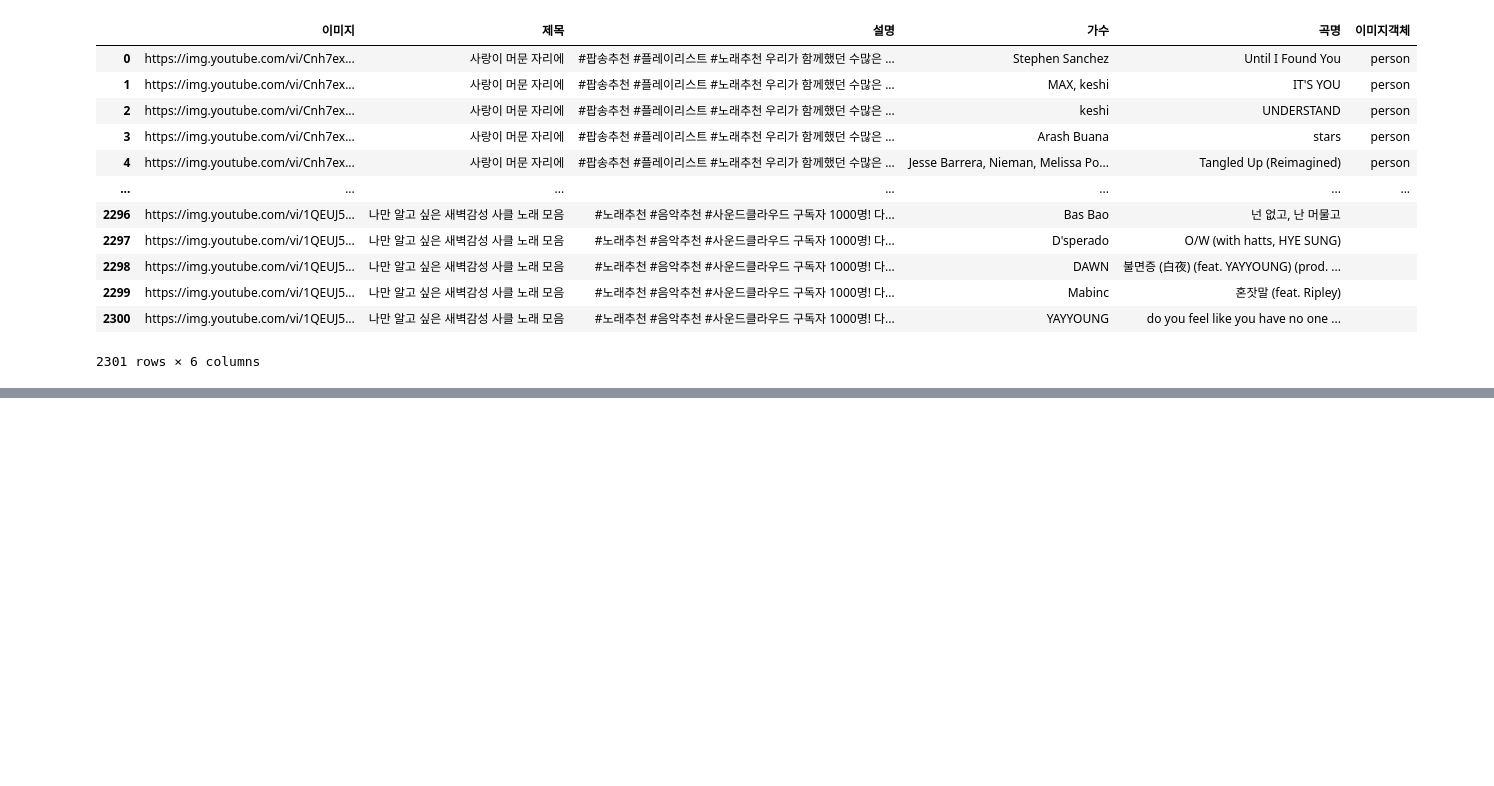
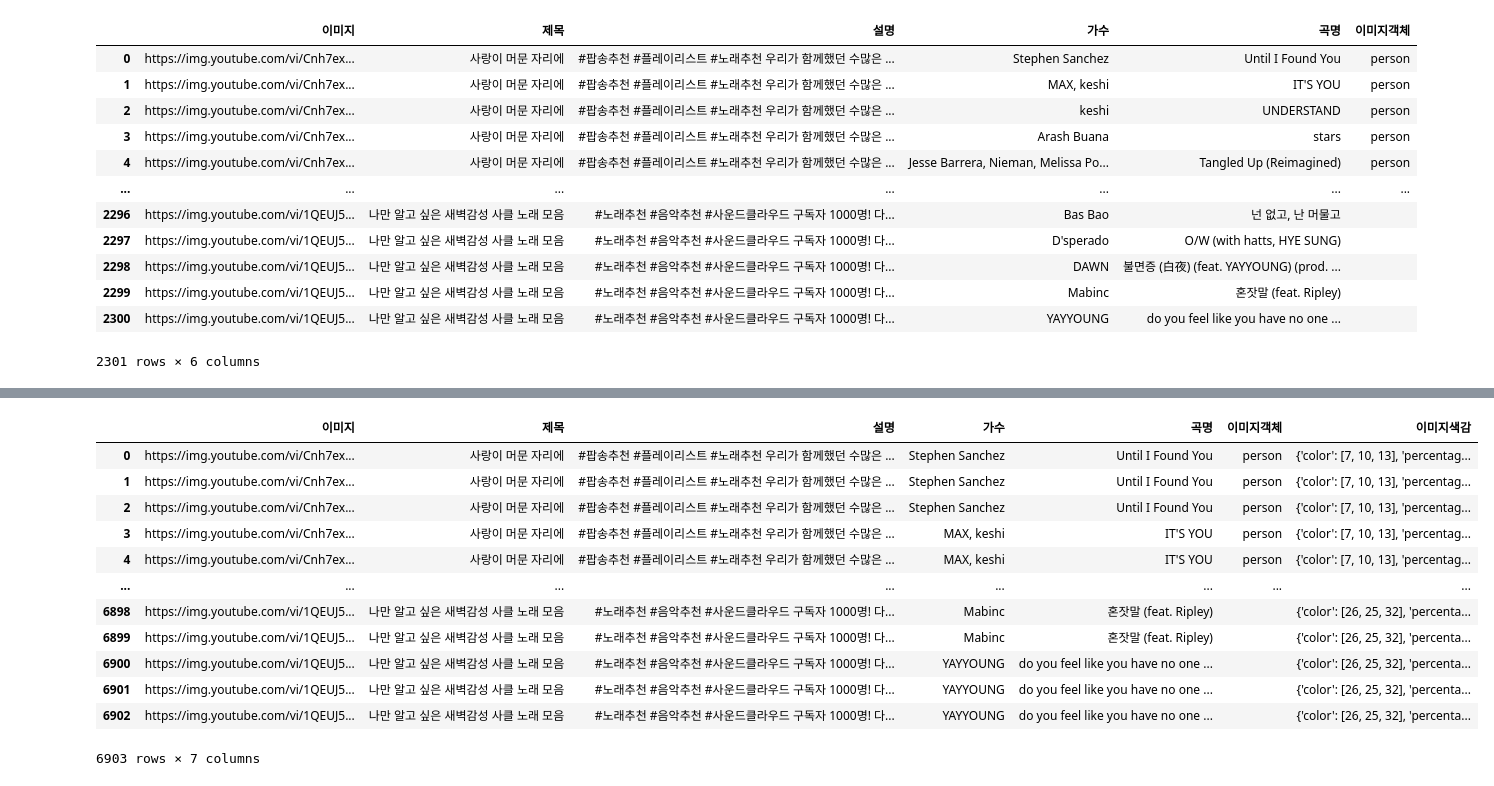
Before and after one commit to Eehnodu/crawling_test, a Jupyter notebook: img_yolo_color.ipynb, the cells around one changed output, grey strips where cells are left out. Drawn from its saved outputs; the diff is of its cells as text; code cells hidden in the pictures; blank space fills up the shorter version.

```diff
--- a/img_yolo_color.ipynb
+++ b/img_yolo_color.ipynb
@@ -206,0 +248,4 @@ data
+# %%
+# 이미지 URL 목록
+image_urls = data['이미지']
+all_colors = get_all_colors(image_urls)
@@ -206,0 +312,12 @@ data
+# %%
+# 이미지 URL 목록
+image_urls = data['이미지'].unique()
+all_colors = get_all_colors(image_urls)
+# %%
+# 이미지 객체 컬럼 생성
+data['이미지색감']=data['이미지']
+# 이미지 객체 전처리
+img_list = image_urls.tolist()
+imgcolor_dic = dict(zip(img_list, all_colors))
+data['이미지색감'] = data['이미지색감'].map(imgcolor_dic)
+data
@@ -207 +338,22 @@ data
+# %%
+# 데이터프레임의 각 행을 3번씩 반복하여 새로운 데이터프레임 생성
+data = pd.DataFrame(
+    data.values.repeat(3, axis=0), # 값들을 3번 반복
+    columns=data.columns) # 원본 데이터프레임의 컬럼명 사용
+# %%
+data
+# %% [output]
+|  | 이미지 | 제목 | 설명 | 가수 | 곡명 | 이미지객체 | 이미지색감 |
+| 0 | https://img.youtube.com/vi/Cnh7ex... | 사랑이 머문 자리에 | #팝송추천 #플레이리스트 #노래추천 우리가 함께했던 수많은 ... | Stephen Sanchez | Until I Found You | person | {'color': [7, 10, 13], 'percentag... |
+| 1 | https://img.youtube.com/vi/Cnh7ex... | 사랑이 머문 자리에 | #팝송추천 #플레이리스트 #노래추천 우리가 함께했던 수많은 ... | Stephen Sanchez | Until I Found You | person | {'color': [7, 10, 13], 'percentag... |
+| 2 | https://img.youtube.com/vi/Cnh7ex... | 사랑이 머문 자리에 | #팝송추천 #플레이리스트 #노래추천 우리가 함께했던 수많은 ... | Stephen Sanchez | Until I Found You | person | {'color': [7, 10, 13], 'percentag... |
+| 3 | https://img.youtube.com/vi/Cnh7ex... | 사랑이 머문 자리에 | #팝송추천 #플레이리스트 #노래추천 우리가 함께했던 수많은 ... | MAX, keshi | IT'S YOU | person | {'color': [7, 10, 13], 'percentag... |
+| 4 | https://img.youtube.com/vi/Cnh7ex... | 사랑이 머문 자리에 | #팝송추천 #플레이리스트 #노래추천 우리가 함께했던 수많은 ... | MAX, keshi | IT'S YOU | person | {'color': [7, 10, 13], 'percentag... |
+| ... | ... | ... | ... | ... | ... | ... | ... |
+| 6898 | https://img.youtube.com/vi/1QEUJ5... | 나만 알고 싶은 새벽감성 사클 노래 모음 | #노래추천 #음악추천 #사운드클라우드 구독자 1000명! 다... | Mabinc | 혼잣말 (feat. Ripley) |  | {'color': [26, 25, 32], 'percenta... |
+| 6899 | https://img.youtube.com/vi/1QEUJ5... | 나만 알고 싶은 새벽감성 사클 노래 모음 | #노래추천 #음악추천 #사운드클라우드 구독자 1000명! 다... | Mabinc | 혼잣말 (feat. Ripley) |  | {'color': [26, 25, 32], 'percenta... |
+| 6900 | https://img.youtube.com/vi/1QEUJ5... | 나만 알고 싶은 새벽감성 사클 노래 모음 | #노래추천 #음악추천 #사운드클라우드 구독자 1000명! 다... | YAYYOUNG | do you feel like you have no one ... |  | {'color': [26, 25, 32], 'percenta... |
+| 6901 | https://img.youtube.com/vi/1QEUJ5... | 나만 알고 싶은 새벽감성 사클 노래 모음 | #노래추천 #음악추천 #사운드클라우드 구독자 1000명! 다... | YAYYOUNG | do you feel like you have no one ... |  | {'color': [26, 25, 32], 'percenta... |
+| 6902 | https://img.youtube.com/vi/1QEUJ5... | 나만 알고 싶은 새벽감성 사클 노래 모음 | #노래추천 #음악추천 #사운드클라우드 구독자 1000명! 다... | YAYYOUNG | do you feel like you have no one ... |  | {'color': [26, 25, 32], 'percenta... |
+6903 rows × 7 columns
 # %%
```
Also changed, not shown: parts of 6 cells of this notebook, 2 other files.
